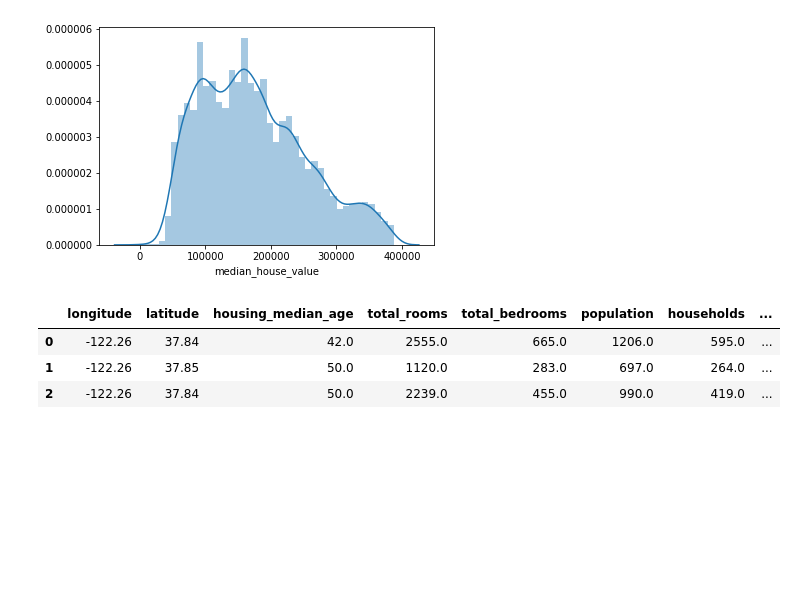
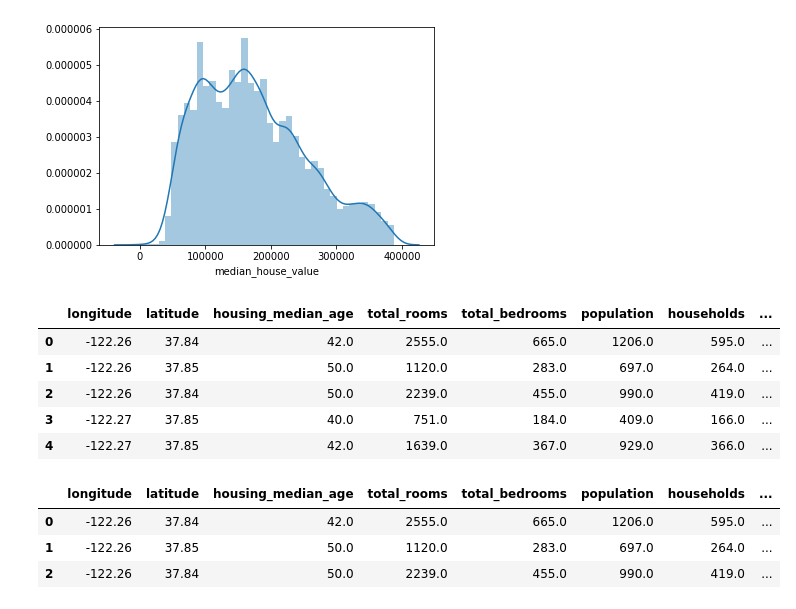
Before and after one commit to lucasrodrigues10/IA_Python, a Jupyter notebook: Trabalho_IA.ipynb, the cells around one changed output. Saved outputs shown, nothing was run; the diff lists cells and outputs as text; code cells hidden in the pictures; blank space fills up the shorter version.

```diff
--- a/Trabalho_IA.ipynb
+++ b/Trabalho_IA.ipynb
@@ -95,4 +95,13 @@ sns.distplot(precos_casa['median_house_value'])
 # separa o dataframe
 features = precos_casa.loc[:, precos_casa.columns != 'median_house_value']
 target = precos_casa.loc[:, precos_casa.columns == 'median_house_value']
+# %%
+features.head()
+# %% [output]
+|  | longitude | latitude | housing_median_age | total_rooms | total_bedrooms | population | households | ... |
+| 0 | -122.26 | 37.84 | 42.0 | 2555.0 | 665.0 | 1206.0 | 595.0 | ... |
+| 1 | -122.26 | 37.85 | 50.0 | 1120.0 | 283.0 | 697.0 | 264.0 | ... |
+| 2 | -122.26 | 37.84 | 50.0 | 2239.0 | 455.0 | 990.0 | 419.0 | ... |
+| 3 | -122.27 | 37.85 | 40.0 | 751.0 | 184.0 | 409.0 | 166.0 | ... |
+| 4 | -122.27 | 37.85 | 42.0 | 1639.0 | 367.0 | 929.0 | 366.0 | ... |
 # %%
```
Also changed, not shown: parts of 11 cells of this notebook, 1 other file.
